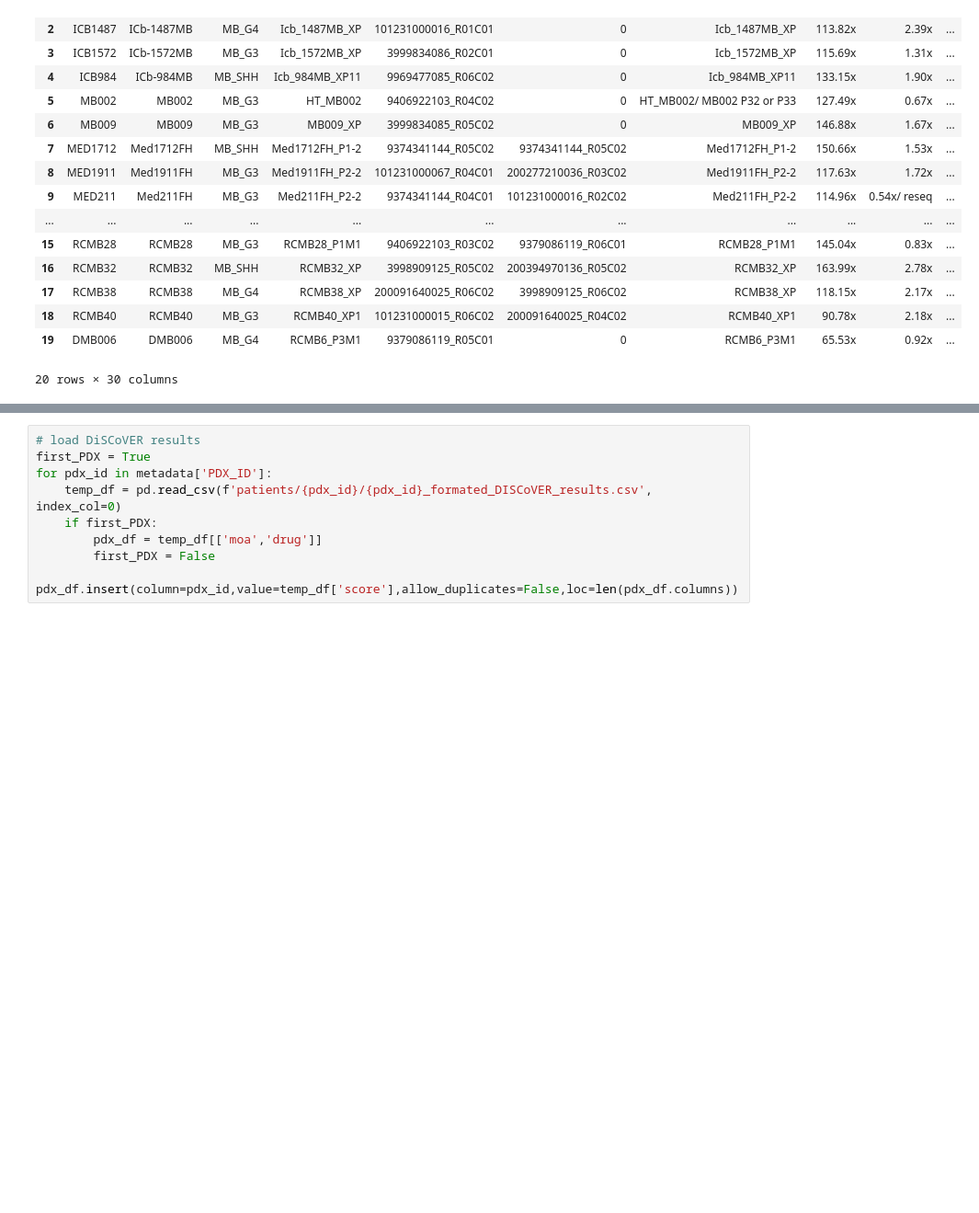
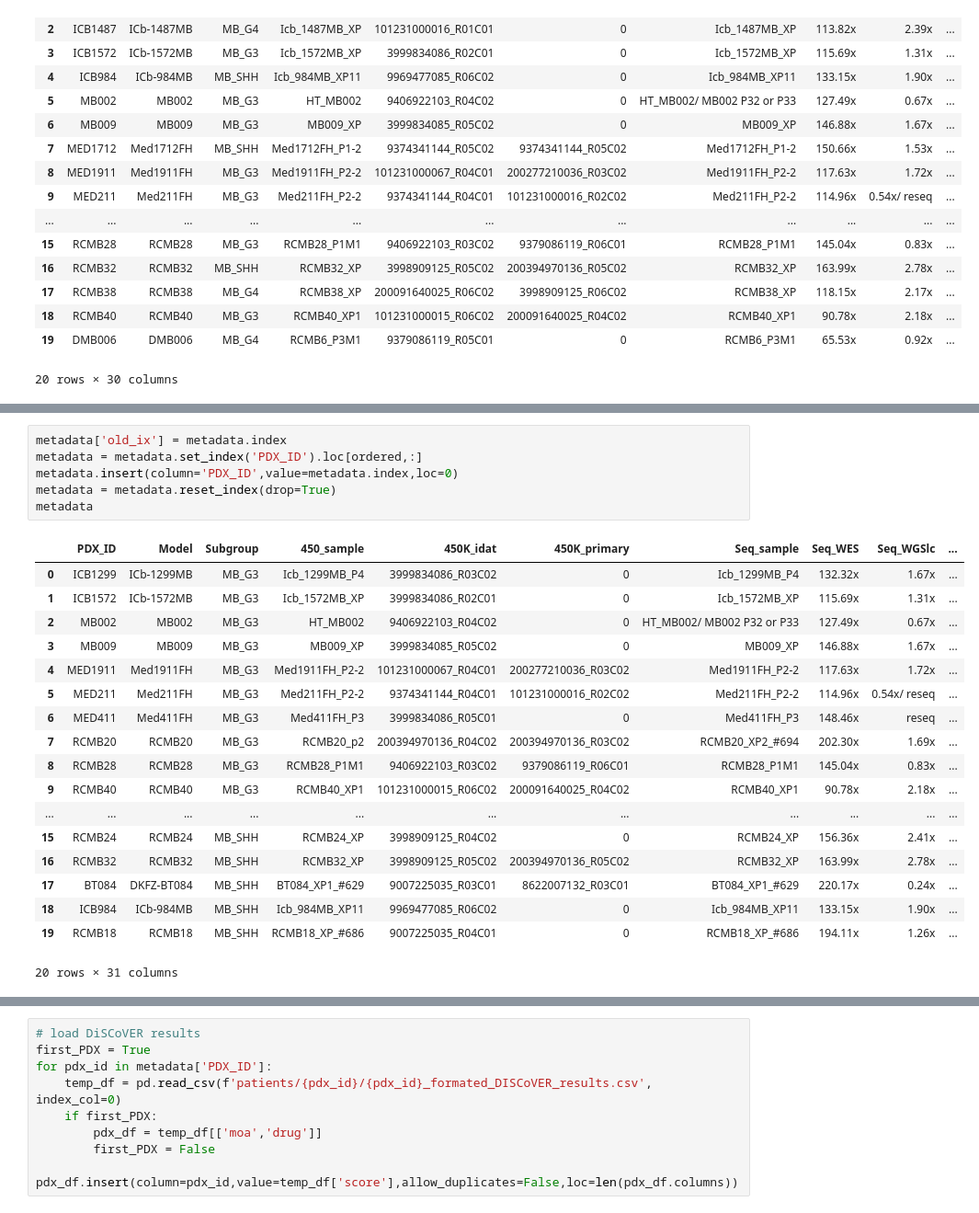
Before and after one commit to edjuaro/pdx-hts, a Jupyter notebook: Notebooks/step_3-post_process_DiSCoVER_results.ipynb, the cells around one changed output, grey strips where cells are left out. Shown at 92% size. Saved outputs shown, nothing was run; the diff lists cells and outputs as text; blank space fills up the shorter version.

```diff
--- a/Notebooks/step_3-post_process_DiSCoVER_results.ipynb
+++ b/Notebooks/step_3-post_process_DiSCoVER_results.ipynb
@@ -51,0 +107,25 @@ metadata
+# %%
+metadata['old_ix'] = metadata.index
+metadata = metadata.set_index('PDX_ID').loc[ordered,:]
+metadata.insert(column='PDX_ID',value=metadata.index,loc=0)
+metadata = metadata.reset_index(drop=True)
+metadata
+# %% [output]
+|  | PDX_ID | Model | Subgroup | 450_sample | 450K_idat | 450K_primary | Seq_sample | Seq_WES | Seq_WGSlc | ... |
+| 0 | ICB1299 | ICb-1299MB | MB_G3 | Icb_1299MB_P4 | 3999834086_R03C02 | 0 | Icb_1299MB_P4 | 132.32x | 1.67x | ... |
+| 1 | ICB1572 | ICb-1572MB | MB_G3 | Icb_1572MB_XP | 3999834086_R02C01 | 0 | Icb_1572MB_XP | 115.69x | 1.31x | ... |
+| 2 | MB002 | MB002 | MB_G3 | HT_MB002 | 9406922103_R04C02 | 0 | HT_MB002/ MB002 P32 or P33 | 127.49x | 0.67x | ... |
+| 3 | MB009 | MB009 | MB_G3 | MB009_XP | 3999834085_R05C02 | 0 | MB009_XP | 146.88x | 1.67x | ... |
+| 4 | MED1911 | Med1911FH | MB_G3 | Med1911FH_P2-2 | 101231000067_R04C01 | 200277210036_R03C02 | Med1911FH_P2-2 | 117.63x | 1.72x | ... |
+| 5 | MED211 | Med211FH | MB_G3 | Med211FH_P2-2 | 9374341144_R04C01 | 101231000016_R02C02 | Med211FH_P2-2 | 114.96x | 0.54x/ reseq | ... |
+| 6 | MED411 | Med411FH | MB_G3 | Med411FH_P3 | 3999834086_R05C01 | 0 | Med411FH_P3 | 148.46x | reseq | ... |
+| 7 | RCMB20 | RCMB20 | MB_G3 | RCMB20_p2 | 200394970136_R04C02 | 200394970136_R03C02 | RCMB20_XP2_#694 | 202.30x | 1.69x | ... |
+| 8 | RCMB28 | RCMB28 | MB_G3 | RCMB28_P1M1 | 9406922103_R03C02 | 9379086119_R06C01 | RCMB28_P1M1 | 145.04x | 0.83x | ... |
+| 9 | RCMB40 | RCMB40 | MB_G3 | RCMB40_XP1 | 101231000015_R06C02 | 200091640025_R04C02 | RCMB40_XP1 | 90.78x | 2.18x | ... |
+| ... | ... | ... | ... | ... | ... | ... | ... | ... | ... | ... |
+| 15 | RCMB24 | RCMB24 | MB_SHH | RCMB24_XP | 3998909125_R04C02 | 0 | RCMB24_XP | 156.36x | 2.41x | ... |
+| 16 | RCMB32 | RCMB32 | MB_SHH | RCMB32_XP | 3998909125_R05C02 | 200394970136_R05C02 | RCMB32_XP | 163.99x | 2.78x | ... |
+| 17 | BT084 | DKFZ-BT084 | MB_SHH | BT084_XP1_#629 | 9007225035_R03C01 | 8622007132_R03C01 | BT084_XP1_#629 | 220.17x | 0.24x | ... |
+| 18 | ICB984 | ICb-984MB | MB_SHH | Icb_984MB_XP11 | 9969477085_R06C02 | 0 | Icb_984MB_XP11 | 133.15x | 1.90x | ... |
+| 19 | RCMB18 | RCMB18 | MB_SHH | RCMB18_XP_#686 | 9007225035_R04C01 | 0 | RCMB18_XP_#686 | 194.11x | 1.26x | ... |
+20 rows × 31 columns
```
Also changed, not shown: parts of 22 cells of this notebook, 31 other files.
